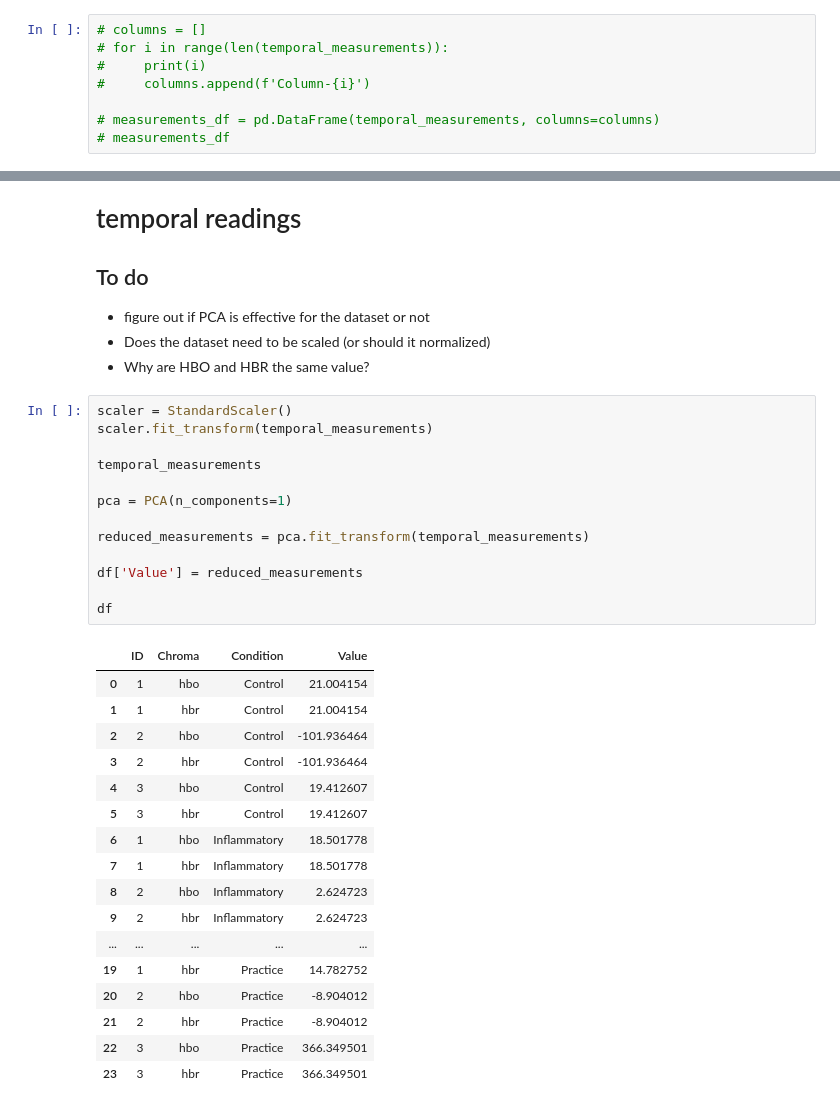
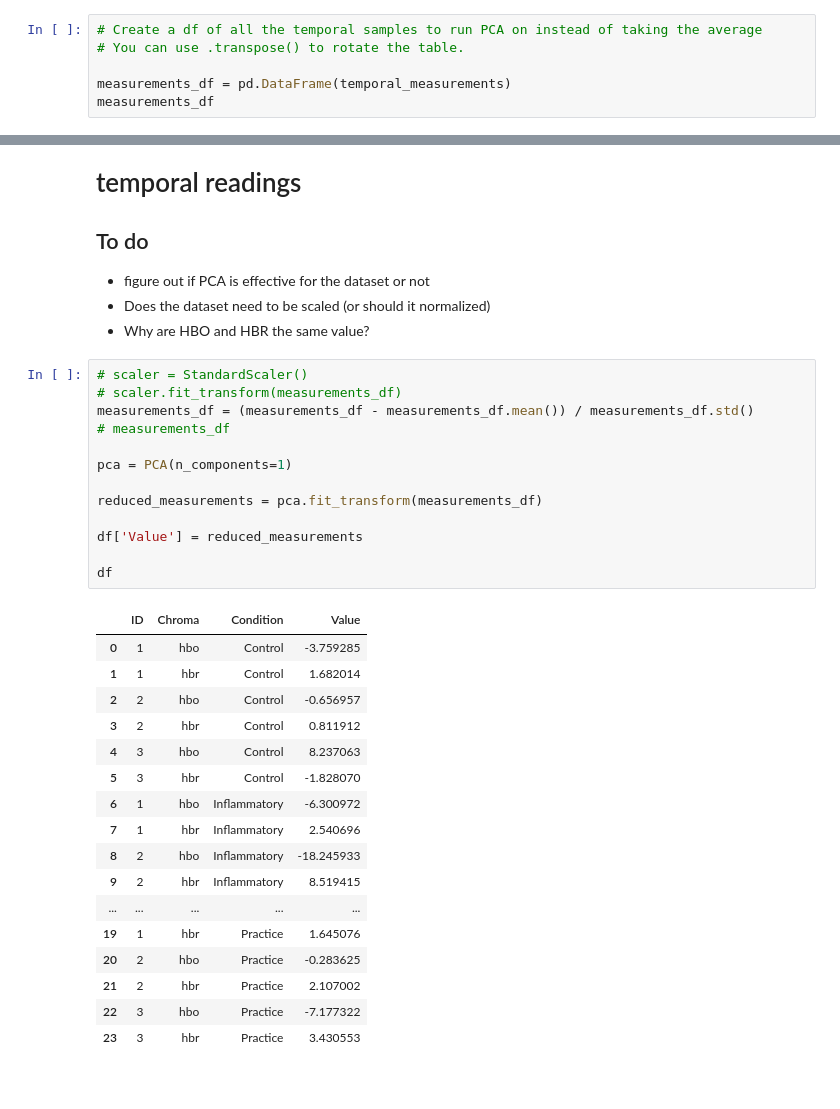
Before and after one commit to nolanrbrady/fNIRs-data-pipeline, a Jupyter notebook: python/Chatbot-python-pipeline.ipynb, the cells around one changed output, grey strips where cells are left out. Drawn from its saved outputs; the diff is of its cells as text.

Commit message:
Using PCA to reduce temporal readings

```diff
--- a/python/Chatbot-python-pipeline.ipynb
+++ b/python/Chatbot-python-pipeline.ipynb
@@ -211,8 +218,6 @@ temporal_measurements.shape
 # %%
-# columns = []
-# for i in range(len(temporal_measurements)):
-#     print(i)
-#     columns.append(f'Column-{i}')
+# Create a df of all the temporal samples to run PCA on instead of taking the average
+# You can use .transpose() to rotate the table.
 
-# measurements_df = pd.DataFrame(temporal_measurements, columns=columns)
-# measurements_df
+measurements_df = pd.DataFrame(temporal_measurements)
+measurements_df
@@ -224,36 +248,36 @@ temporal_measurements.shape
 - Does the dataset need to be scaled (or should it normalized)
 - Why are HBO and HBR the same value?
 # %%
-scaler = StandardScaler()
-scaler.fit_transform(temporal_measurements)
-
-temporal_measurements
+# scaler = StandardScaler()
+# scaler.fit_transform(measurements_df)
+measurements_df = (measurements_df - measurements_df.mean()) / measurements_df.std()
+# measurements_df
 
 pca = PCA(n_components=1)
 
-reduced_measurements = pca.fit_transform(temporal_measurements)
+reduced_measurements = pca.fit_transform(measurements_df)
 
 df['Value'] = reduced_measurements
 
 df
 # %% [output]
 |  | ID | Chroma | Condition | Value |
-| 0 | 1 | hbo | Control | 21.004154 |
-| 1 | 1 | hbr | Control | 21.004154 |
-| 2 | 2 | hbo | Control | -101.936464 |
-| 3 | 2 | hbr | Control | -101.936464 |
-| 4 | 3 | hbo | Control | 19.412607 |
-| 5 | 3 | hbr | Control | 19.412607 |
-| 6 | 1 | hbo | Inflammatory | 18.501778 |
-| 7 | 1 | hbr | Inflammatory | 18.501778 |
-| 8 | 2 | hbo | Inflammatory | 2.624723 |
-| 9 | 2 | hbr | Inflammatory | 2.624723 |
+| 0 | 1 | hbo | Control | -3.759285 |
+| 1 | 1 | hbr | Control | 1.682014 |
+| 2 | 2 | hbo | Control | -0.656957 |
+| 3 | 2 | hbr | Control | 0.811912 |
+| 4 | 3 | hbo | Control | 8.237063 |
+| 5 | 3 | hbr | Control | -1.828070 |
+| 6 | 1 | hbo | Inflammatory | -6.300972 |
+| 7 | 1 | hbr | Inflammatory | 2.540696 |
+| 8 | 2 | hbo | Inflammatory | -18.245933 |
+| 9 | 2 | hbr | Inflammatory | 8.519415 |
 | ... | ... | ... | ... | ... |
-| 19 | 1 | hbr | Practice | 14.782752 |
-| 20 | 2 | hbo | Practice | -8.904012 |
-| 21 | 2 | hbr | Practice | -8.904012 |
-| 22 | 3 | hbo | Practice | 366.349501 |
-| 23 | 3 | hbr | Practice | 366.349501 |
+| 19 | 1 | hbr | Practice | 1.645076 |
+| 20 | 2 | hbo | Practice | -0.283625 |
+| 21 | 2 | hbr | Practice | 2.107002 |
+| 22 | 3 | hbo | Practice | -7.177322 |
+| 23 | 3 | hbr | Practice | 3.430553 |
 # %%
 # Plot the Data
 sns.catplot(x="Condition", y="Value", hue="ID", data=df.query("Chroma == 'hbo'"), ci=None, palette="muted", height=4, s=10)
```
Also changed, not shown: parts of 8 cells of this notebook.
